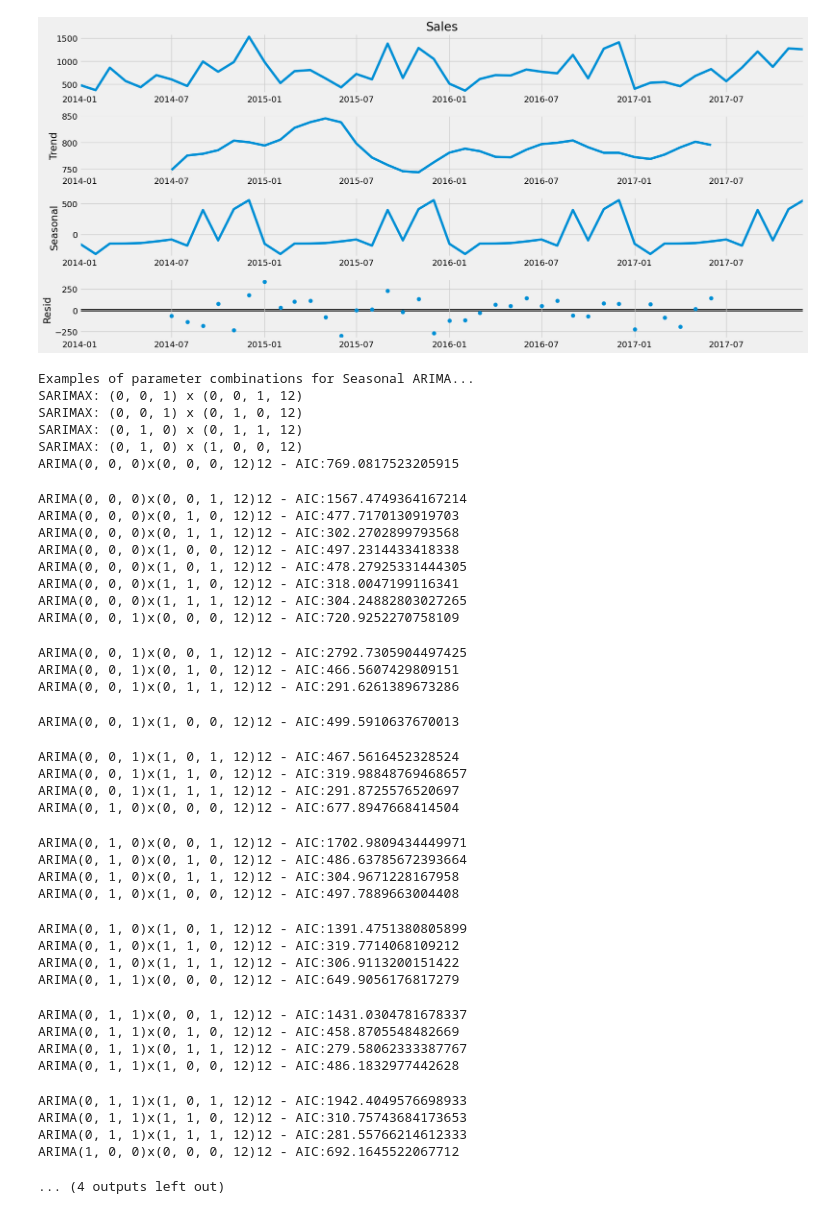
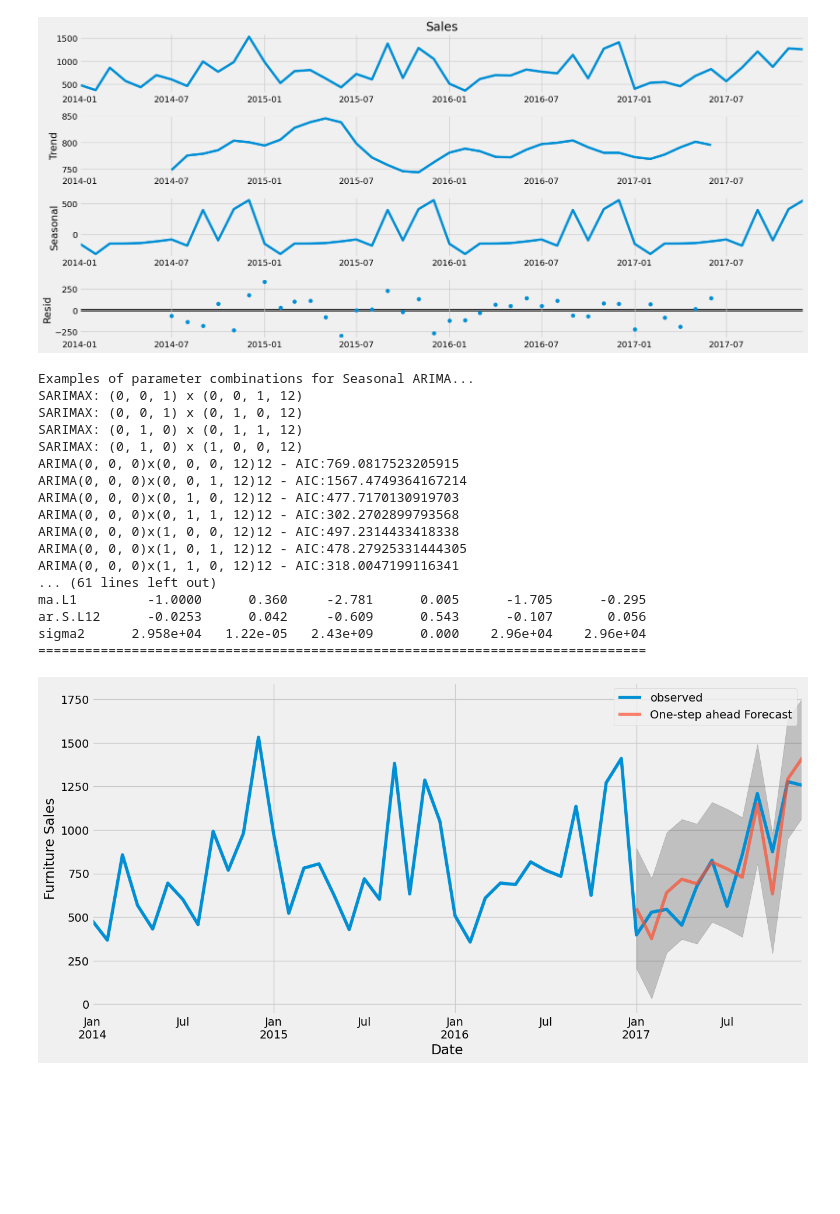
Before and after one commit to ovoegajivwie/Jan-February-DS-project, a Jupyter notebook: An End-to-End Project on Time Series Analysis and Forecasting with Python.ipynb, the cells around one changed output. Drawn from its saved outputs; the diff is of its cells as text; code cells hidden in the pictures; blank space fills up the shorter version.

```diff
--- a/An End-to-End Project on Time Series Analysis and Forecasting with Python.ipynb
+++ b/An End-to-End Project on Time Series Analysis and Forecasting with Python.ipynb
@@ -84,64 +84,61 @@ mod = sm.tsa.statespace.SARIMAX(y,
 results = mod.fit()
 print(results.summary().tables[1])
 
-#stop date: 02/02/2024
+#plotting results
+#results.plot_diagnostics(figsize=(16, 8))
+#plt.show()
+#too large for plot
+
+#Validating forecasts
+pred = results.get_prediction(start=pd.to_datetime('2017-01-01'), dynamic=False)
+pred_ci = pred.conf_int()
+ax = y['2014':].plot(label='observed')
+pred.predicted_mean.plot(ax=ax, label='One-step ahead Forecast', alpha=.7, figsize=(14, 7))
+ax.fill_between(pred_ci.index,
+                pred_ci.iloc[:, 0],
+                pred_ci.iloc[:, 1], color='k', alpha=.2)
+ax.set_xlabel('Date')
+ax.set_ylabel('Furniture Sales')
+plt.legend()
+plt.show()
+
+#stop date: 05/02/2024
 #end date:
 # %% [output]
    Row ID        Order ID Order Date  Ship Date       Ship Mode Customer ID  \
 0       1  CA-2016-152156 2016-11-08 2016-11-11    Second Class    CG-12520
 1       2  CA-2016-152156 2016-11-08 2016-11-11    Second Class    CG-12520
 2       3  CA-2016-138688 2016-06-12 2016-06-16    Second Class    DV-13045
 3       4  US-2015-108966 2015-10-11 2015-10-18  Standard Class    SO-20335
 4       5  US-2015-108966 2015-10-11 2015-10-18  Standard Class    SO-20335
 
      Customer Name    Segment        Country             City  ...  \
 0      Claire Gute   Consumer  United States        Henderson  ...
 1      Claire Gute   Consumer  United States        Henderson  ...
 2  Darrin Van Huff  Corporate  United States      Los Angeles  ...
 3   Sean O'Donnell   Consumer  United States  Fort Lauderdale  ...
 ... (129 lines left out)
 2017-10-01     875.362728
 2017-11-01    1277.817759
 2017-12-01    1256.298672
 Freq: MS, Name: Sales, dtype: float64
 [figure]
 [figure]
 Examples of parameter combinations for Seasonal ARIMA...
 SARIMAX: (0, 0, 1) x (0, 0, 1, 12)
 SARIMAX: (0, 0, 1) x (0, 1, 0, 12)
 SARIMAX: (0, 1, 0) x (0, 1, 1, 12)
 SARIMAX: (0, 1, 0) x (1, 0, 0, 12)
 ARIMA(0, 0, 0)x(0, 0, 0, 12)12 - AIC:769.0817523205915
+ARIMA(0, 0, 0)x(0, 0, 1, 12)12 - AIC:1567.4749364167214
+ARIMA(0, 0, 0)x(0, 1, 0, 12)12 - AIC:477.7170130919703
+ARIMA(0, 0, 0)x(0, 1, 1, 12)12 - AIC:302.2702899793568
+ARIMA(0, 0, 0)x(1, 0, 0, 12)12 - AIC:497.2314433418338
+ARIMA(0, 0, 0)x(1, 0, 1, 12)12 - AIC:478.27925331444305
+ARIMA(0, 0, 0)x(1, 1, 0, 12)12 - AIC:318.0047199116341
+... (61 lines left out)
+ma.L1         -1.0000      0.360     -2.781      0.005      -1.705      -0.295
+ar.S.L12      -0.0253      0.042     -0.609      0.543      -0.107       0.056
+sigma2      2.958e+04   1.22e-05   2.43e+09      0.000    2.96e+04    2.96e+04
+==============================================================================
-ARIMA(0, 0, 0)x(0, 0, 1, 12)12 - AIC:1567.4749364167214
-ARIMA(0, 0, 0)x(0, 1, 0, 12)12 - AIC:477.7170130919703
-ARIMA(0, 0, 0)x(0, 1, 1, 12)12 - AIC:302.2702899793568
-ARIMA(0, 0, 0)x(1, 0, 0, 12)12 - AIC:497.2314433418338
-ARIMA(0, 0, 0)x(1, 0, 1, 12)12 - AIC:478.27925331444305
-ARIMA(0, 0, 0)x(1, 1, 0, 12)12 - AIC:318.0047199116341
-ARIMA(0, 0, 0)x(1, 1, 1, 12)12 - AIC:304.24882803027265
-ARIMA(0, 0, 1)x(0, 0, 0, 12)12 - AIC:720.9252270758109
-ARIMA(0, 0, 1)x(0, 0, 1, 12)12 - AIC:2792.7305904497425
-ARIMA(0, 0, 1)x(0, 1, 0, 12)12 - AIC:466.5607429809151
-ARIMA(0, 0, 1)x(0, 1, 1, 12)12 - AIC:291.6261389673286
-ARIMA(0, 0, 1)x(1, 0, 0, 12)12 - AIC:499.5910637670013
-ARIMA(0, 0, 1)x(1, 0, 1, 12)12 - AIC:467.5616452328524
-ARIMA(0, 0, 1)x(1, 1, 0, 12)12 - AIC:319.98848769468657
-ARIMA(0, 0, 1)x(1, 1, 1, 12)12 - AIC:291.8725576520697
-ARIMA(0, 1, 0)x(0, 0, 0, 12)12 - AIC:677.8947668414504
-ARIMA(0, 1, 0)x(0, 0, 1, 12)12 - AIC:1702.9809434449971
-ARIMA(0, 1, 0)x(0, 1, 0, 12)12 - AIC:486.63785672393664
-ARIMA(0, 1, 0)x(0, 1, 1, 12)12 - AIC:304.9671228167958
-ARIMA(0, 1, 0)x(1, 0, 0, 12)12 - AIC:497.7889663004408
-ARIMA(0, 1, 0)x(1, 0, 1, 12)12 - AIC:1391.4751380805899
-ARIMA(0, 1, 0)x(1, 1, 0, 12)12 - AIC:319.7714068109212
-ARIMA(0, 1, 0)x(1, 1, 1, 12)12 - AIC:306.9113200151422
-ARIMA(0, 1, 1)x(0, 0, 0, 12)12 - AIC:649.9056176817279
-ARIMA(0, 1, 1)x(0, 0, 1, 12)12 - AIC:1431.0304781678337
-ARIMA(0, 1, 1)x(0, 1, 0, 12)12 - AIC:458.8705548482669
-ARIMA(0, 1, 1)x(0, 1, 1, 12)12 - AIC:279.58062333387767
-ARIMA(0, 1, 1)x(1, 0, 0, 12)12 - AIC:486.1832977442628
-ARIMA(0, 1, 1)x(1, 0, 1, 12)12 - AIC:1942.4049576698933
-ARIMA(0, 1, 1)x(1, 1, 0, 12)12 - AIC:310.75743684173653
-ARIMA(0, 1, 1)x(1, 1, 1, 12)12 - AIC:281.55766214612333
-ARIMA(1, 0, 0)x(0, 0, 0, 12)12 - AIC:692.1645522067712
-... (4 outputs left out)
+[figure, added]
```
